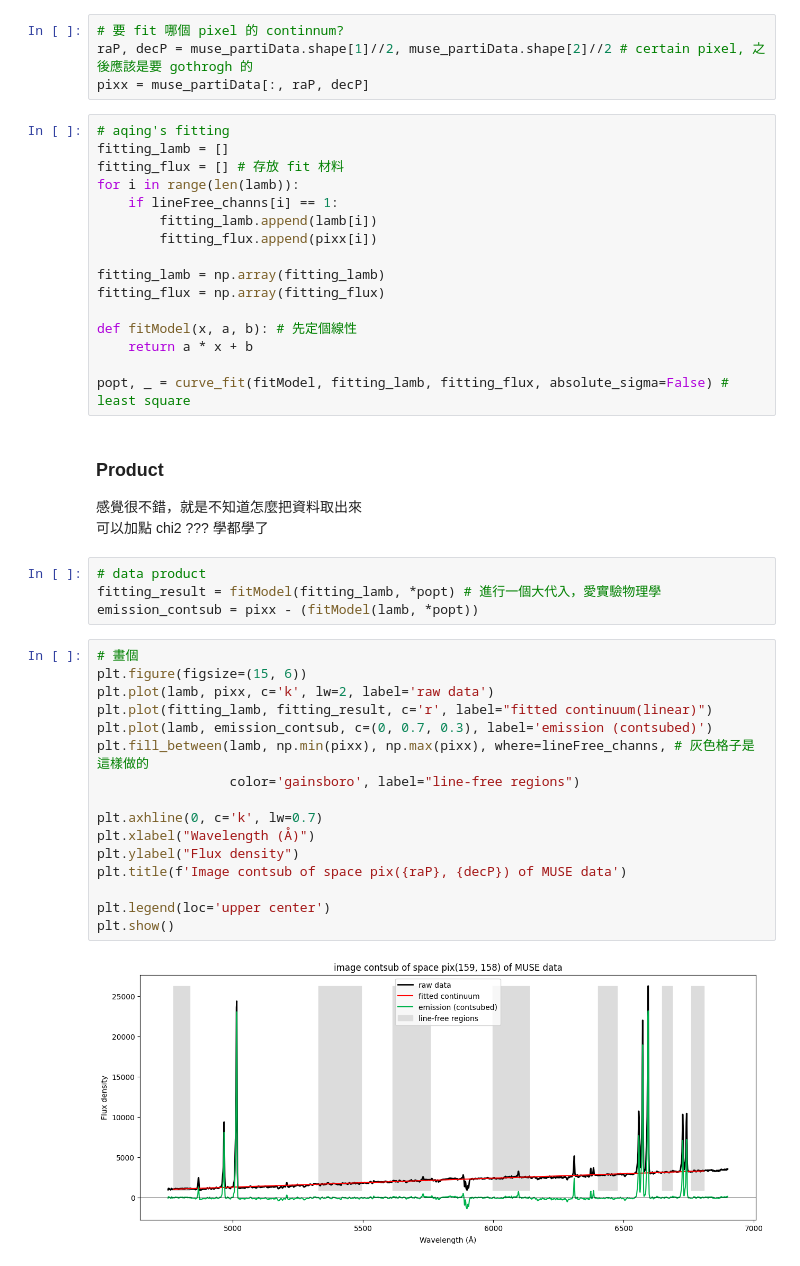
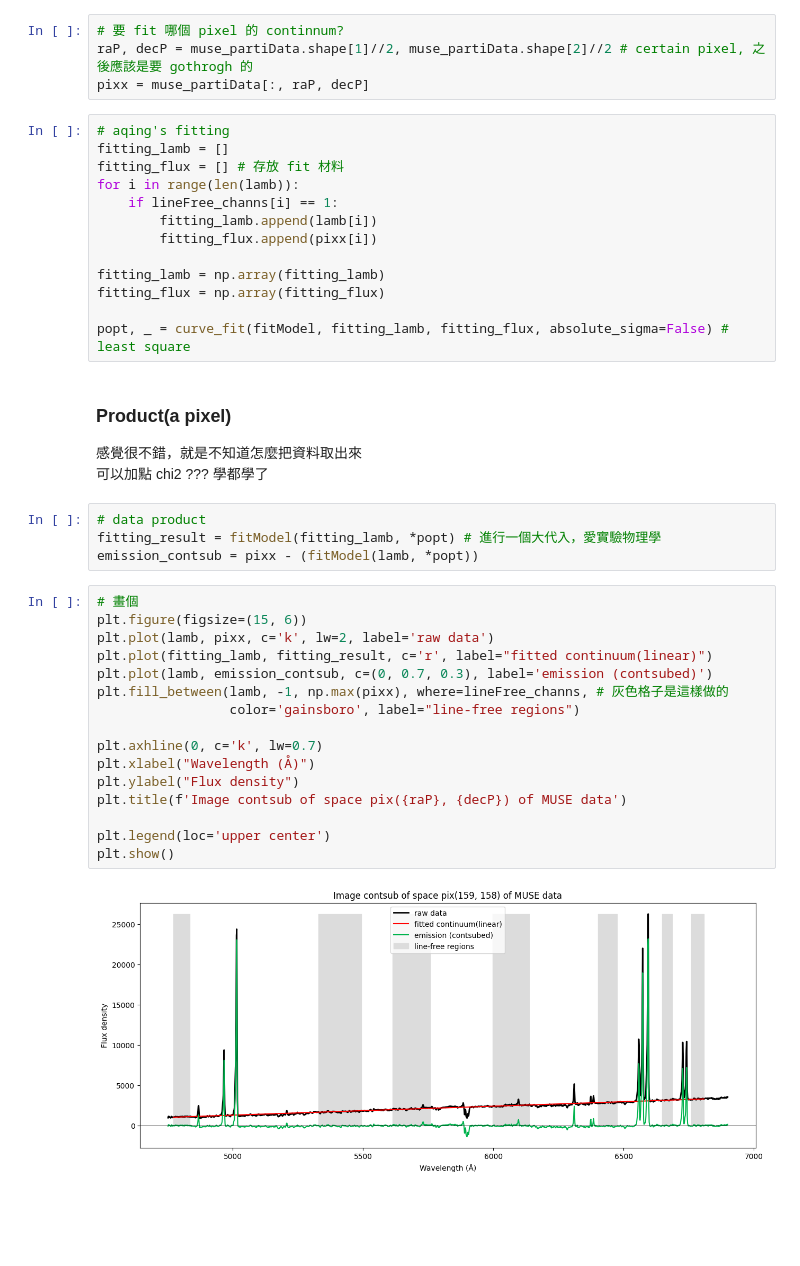
Before and after one commit to aqingo3o/Hello-Circinus, a Jupyter notebook: ionizedGas/py_contsub_linefree.ipynb, the cells around one changed output. Cells and saved outputs as stored; diff of their text form; blank space fills up the shorter version.

Commit message:
(draft) Go through entire image
做到一半決定先採樣了，嘻嘻

```diff
--- a/ionizedGas/py_contsub_linefree.ipynb
+++ b/ionizedGas/py_contsub_linefree.ipynb
@@ -105,12 +114,9 @@ for i in range(len(lamb)):
 fitting_lamb = np.array(fitting_lamb)
 fitting_flux = np.array(fitting_flux)
 
-def fitModel(x, a, b): # 先定個線性
-    return a * x + b
-
 popt, _ = curve_fit(fitModel, fitting_lamb, fitting_flux, absolute_sigma=False) # least square
 # %% [markdown]
-### Product
+### Product(a pixel)
 感覺很不錯，就是不知道怎麼把資料取出來
 可以加點 chi2 ??? 學都學了
 # %%
@@ -120,18 +126,18 @@ emission_contsub = pixx - (fitModel(lamb, *popt))
 # %%
 # 畫個
 plt.figure(figsize=(15, 6))
 plt.plot(lamb, pixx, c='k', lw=2, label='raw data')
 plt.plot(fitting_lamb, fitting_result, c='r', label="fitted continuum(linear)")
 plt.plot(lamb, emission_contsub, c=(0, 0.7, 0.3), label='emission (contsubed)')
-plt.fill_between(lamb, np.min(pixx), np.max(pixx), where=lineFree_channs, # 灰色格子是這樣做的
+plt.fill_between(lamb, -1, np.max(pixx), where=lineFree_channs, # 灰色格子是這樣做的
                  color='gainsboro', label="line-free regions")
 
 plt.axhline(0, c='k', lw=0.7)
 plt.xlabel("Wavelength (Å)")
 plt.ylabel("Flux density")
 plt.title(f'Image contsub of space pix({raP}, {decP}) of MUSE data')
 
 plt.legend(loc='upper center')
 plt.show()
 # %% [output]
-[figure, old version]
+[figure, new version]
```
Also changed, not shown: parts of 7 cells of this notebook.
